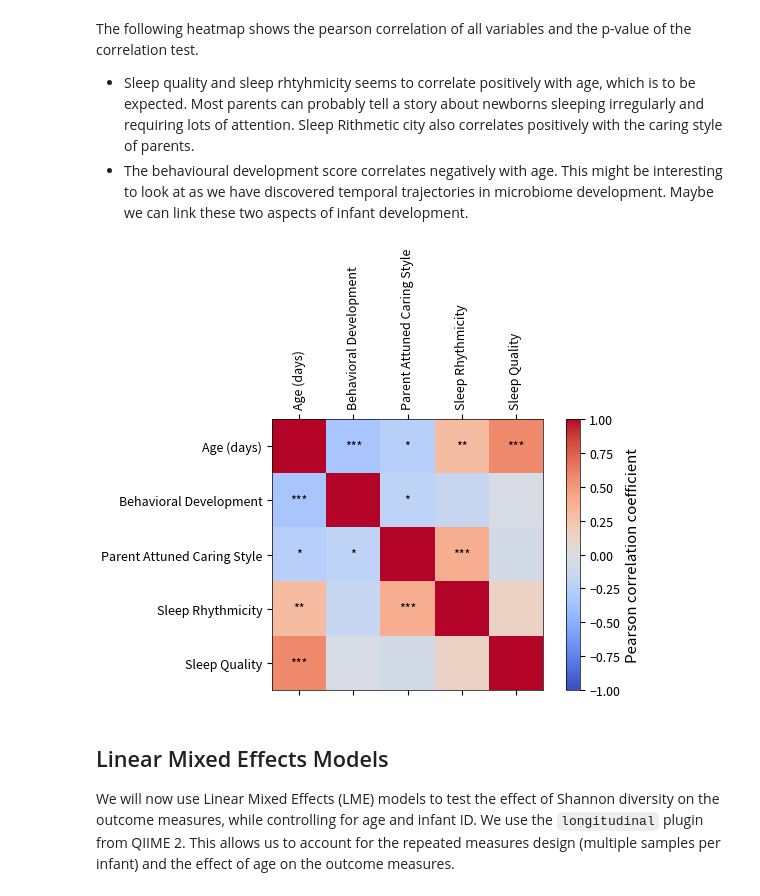
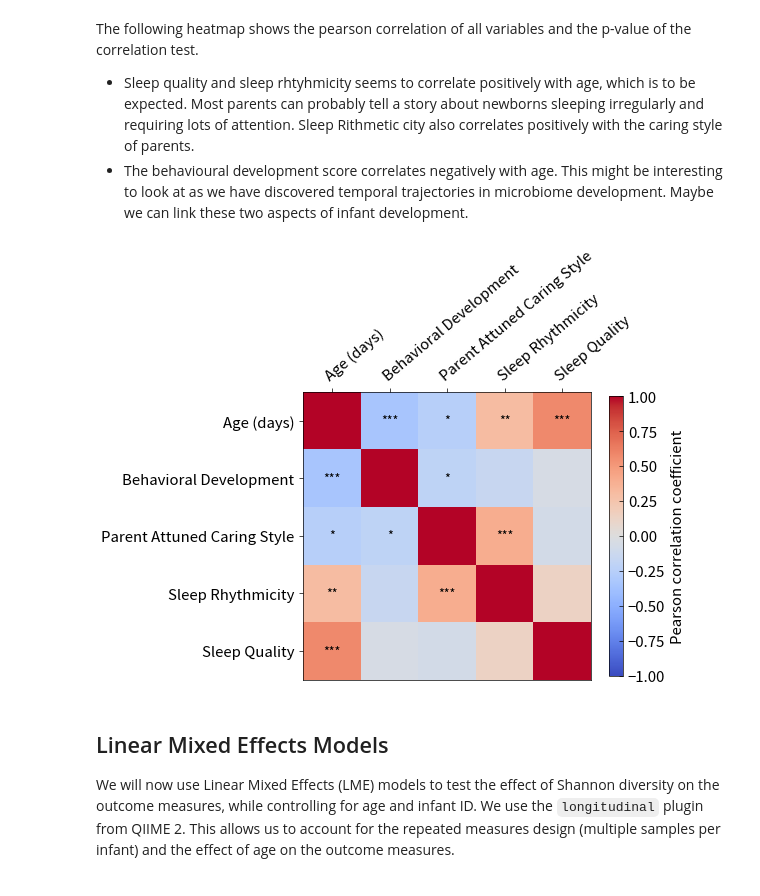
Before and after one commit to Emelie23/microbEvolve2, a Jupyter notebook: scripts/05-1_correlations.ipynb, the cells around one changed output. Saved outputs shown, nothing was run; the diff lists cells and outputs as text; code cells hidden in the pictures.

```diff
--- a/scripts/05-1_correlations.ipynb
+++ b/scripts/05-1_correlations.ipynb
@@ -6,5 +12,6 @@ In this notebook we will explore the outcome measures and see what analysis may
 # %%
 import warnings
+import os
 
 warnings.filterwarnings("ignore")
 
@@ -20,9 +27,10 @@ from qiime2 import Artifact
 
 data_dir = "../data"
 
-plt.style.use("../presentation_style")
+plt.style.use("../presentation.mplstyle")
+os.makedirs("../figures", exist_ok=True)
 
-# Check if Source Sans Pro is available
+# Check if Source Sans Pro is available, only needed for presentation.mplstyle
 fonts = [f.name for f in fm.fontManager.ttflist]
 if "Source Sans Pro" not in fonts:
     plt.rcParams['font.family'] = 'sans-serif'
@@ -140,32 +148,34 @@ The following heatmap shows the pearson correlation of all variables and the p-v
 # %%
 # Here we compute the Pearson correlation matrix
 correlation_matrix = metadata.loc[:, outcome_measures].corr(method="pearson")
 
 # Here we compute the significance matrix (p-values) of the correlations
 corr_signinicance_matrix = metadata.loc[:, outcome_measures].corr(
     method=lambda x, y: sts.pearsonr(x, y)[1]
     )
 
 # Translate p-values into significance levels
 corr_signinicance_matrix = corr_signinicance_matrix.applymap(
     lambda p: "" if p > 0.05 else ("*" if p > 0.01 else ("**" if p > 0.001 else "***"))
     )
 
-fig, ax = plt.subplots(1, 1)
+fig, ax = plt.subplots(1, 1, figsize=(6, 5))
+ax.set_aspect("equal", "box")
 cax = ax.matshow(correlation_matrix, cmap="coolwarm", vmin=-1, vmax=1)
-fig.colorbar(cax, label="Pearson correlation coefficient")
+fig.colorbar(cax, label="Pearson correlation coefficient", shrink=0.84)
 
 for (i, j), z in np.ndenumerate(corr_signinicance_matrix):
     ax.text(j, i, z, ha='center', va='center')
 
-ax.set_xticklabels(['']+list(outcome_measures_label_dict.values()), rotation=90)
+ax.set_xticklabels(['']+list(outcome_measures_label_dict.values()), rotation=40, ha="left", rotation_mode="anchor")
 ax.set_yticklabels(['']+list(outcome_measures_label_dict.values()))
+ax.tick_params(which="both", direction="out", right=False, bottom=False)
 
 fig.tight_layout()
 fig.savefig("../figures/outcome_measures_correlation_matrix.pdf")
 fig.show()
 # %% [output]
-[figure, old version]
+[figure, new version]
 # %% [markdown]
 ## Linear Mixed Effects Models
 
```
Also changed, not shown: parts of 5 cells of this notebook.
